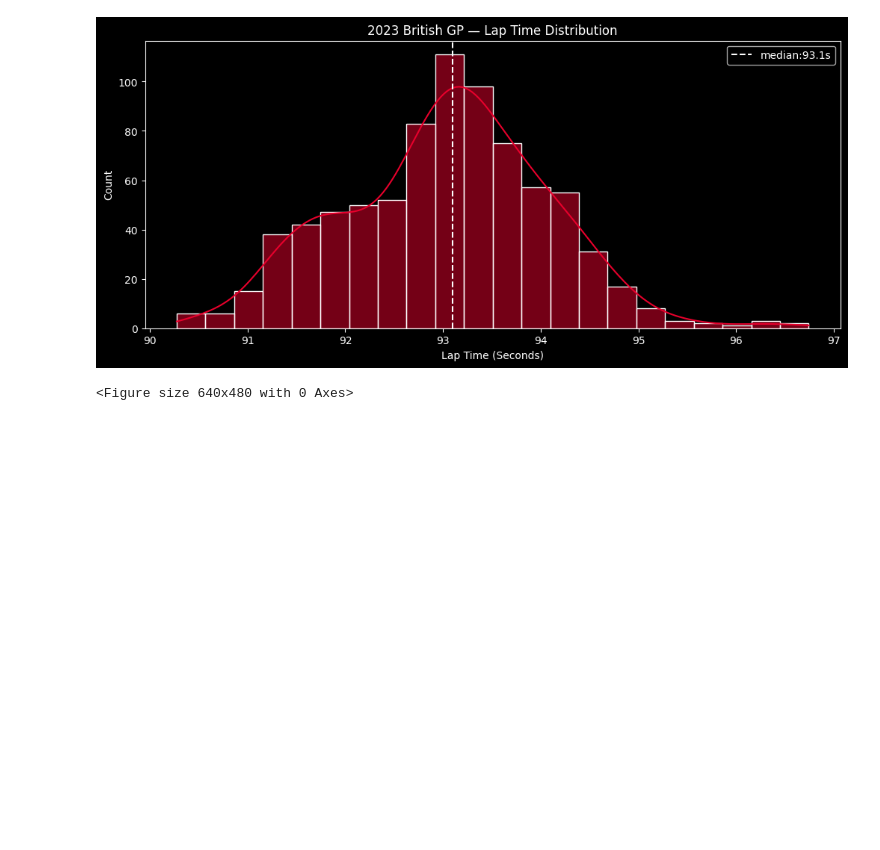
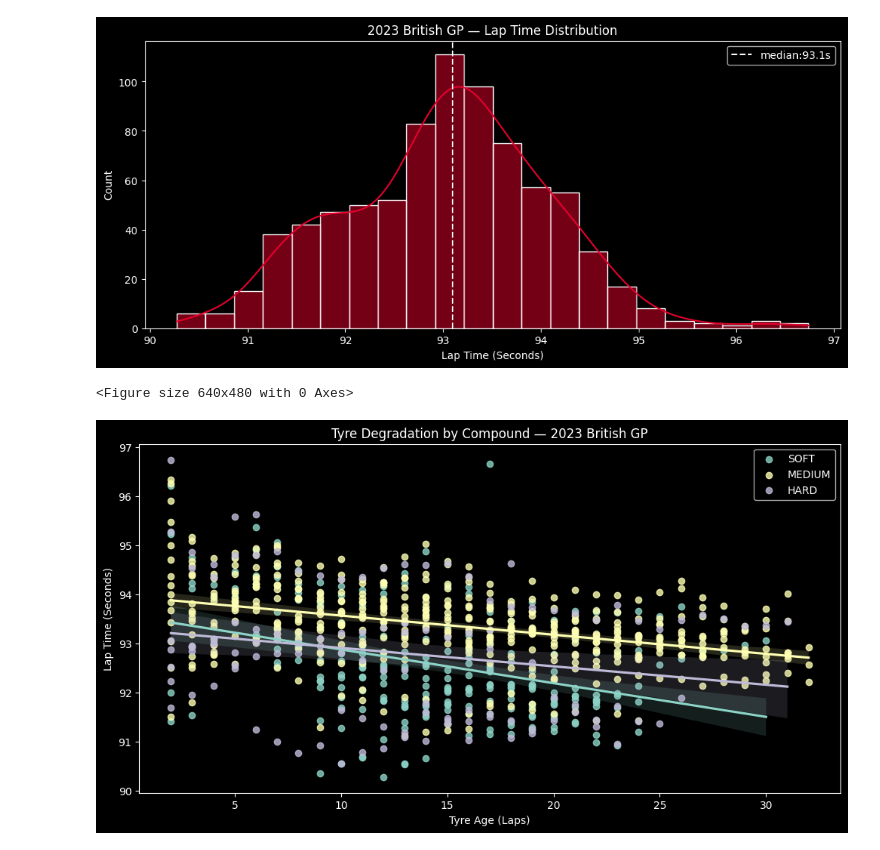
Before and after one commit to Noel2521/F1-Race-Intelligence-Copilot-v2, a Jupyter notebook: notebooks/02_eda.ipynb, the cells around one changed output. Drawn from its saved outputs; the diff is of its cells as text; code cells hidden in the pictures; blank space fills up the shorter version.

Commit message:
Add EDA charts — tyre degradation, driver pace comparison, lap distribution

```diff
--- a/notebooks/02_eda.ipynb
+++ b/notebooks/02_eda.ipynb
@@ -38,3 +39,24 @@ plt.savefig('../data/charts/lap_time_distribution.png', dpi=150, bbox_inches='ti
 # %% [output]
 [figure]
 <Figure size 640x480 with 0 Axes>
+# %%
+fig, ax = plt.subplots(figsize=(12, 6))
+
+for compound in ['SOFT', 'MEDIUM', 'HARD']:
+    compound_data = df[df['Compound'] == compound]
+
+    sns.regplot(
+        data = compound_data,
+        x = 'TyreLife',
+        y = 'LapTimeSeconds',
+        label = compound,
+        ax=ax
+    )
+
+ax.set_xlabel('Tyre Age (Laps)')
+ax.set_ylabel('Lap Time (Seconds)')
+ax.set_title('Tyre Degradation by Compound — 2023 British GP')
+ax.legend()
+plt.show()
+# %% [output]
+[figure, added]
```
Also changed, not shown: parts of 3 cells of this notebook, 1 other file.
